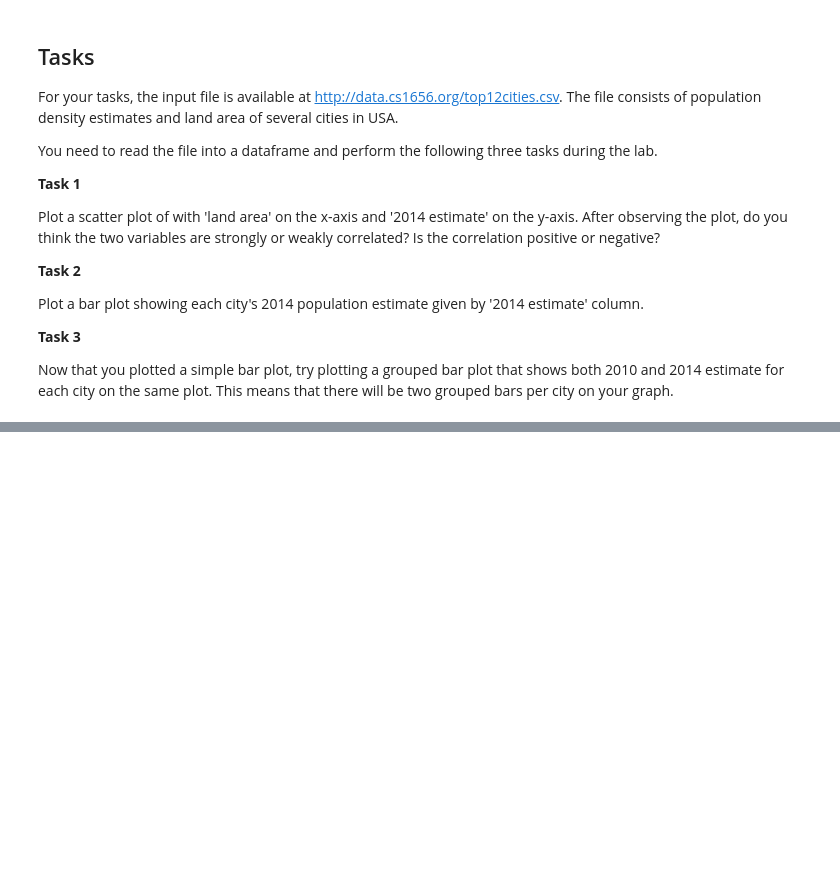
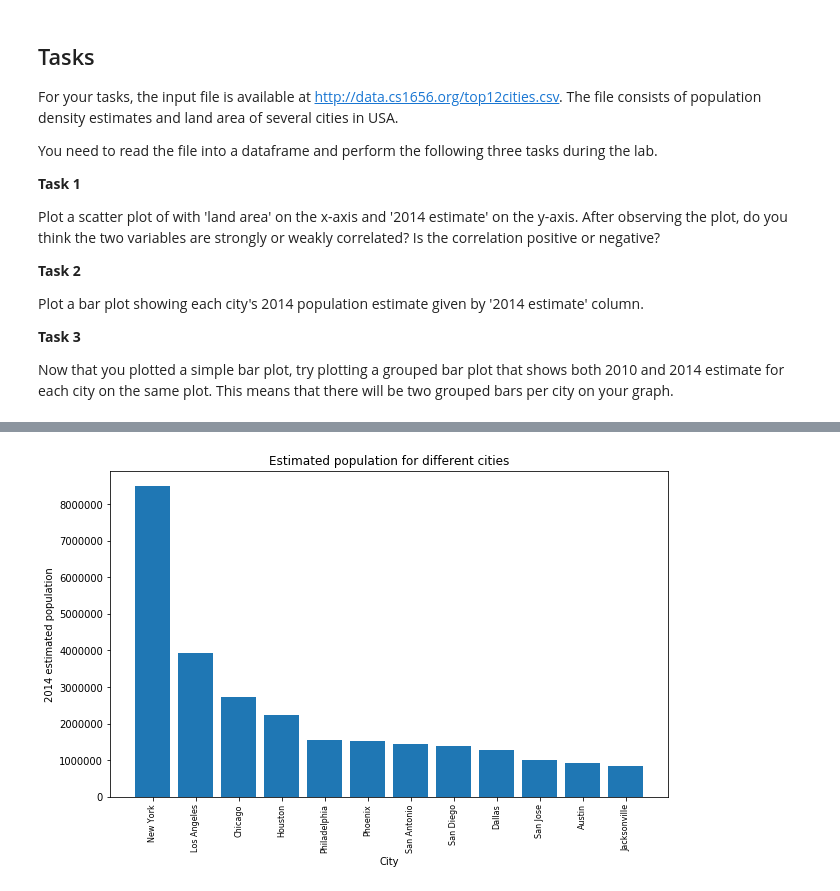
Before and after one commit to paige080298/DataScience_Introduction, a Jupyter notebook: rec02.ipynb, the cells around one changed output, grey strips where cells are left out. Cells and saved outputs as stored; diff of their text form; code cells hidden in the pictures; blank space fills up the shorter version.

```diff
--- a/rec02.ipynb
+++ b/rec02.ipynb
@@ -199,0 +289,14 @@ Now that you plotted a simple bar plot, try plotting a grouped bar plot that sho
+# %%
+# Task 2
+
+fig = plt.figure(figsize=(10, 6))
+
+plt.bar((df['City']),df['2014 estimate'],align = 'center')
+plt.xticks(rotation = 90, fontsize = 8)
+plt.xlabel('City')
+plt.ylabel('2014 estimated population')
+plt.title('Estimated population for different cities')
+plt.savefig("bar_graph.png")
+plt.show()
+# %% [output]
+[figure, added]
```
Also changed, not shown: parts of 14 cells of this notebook.
